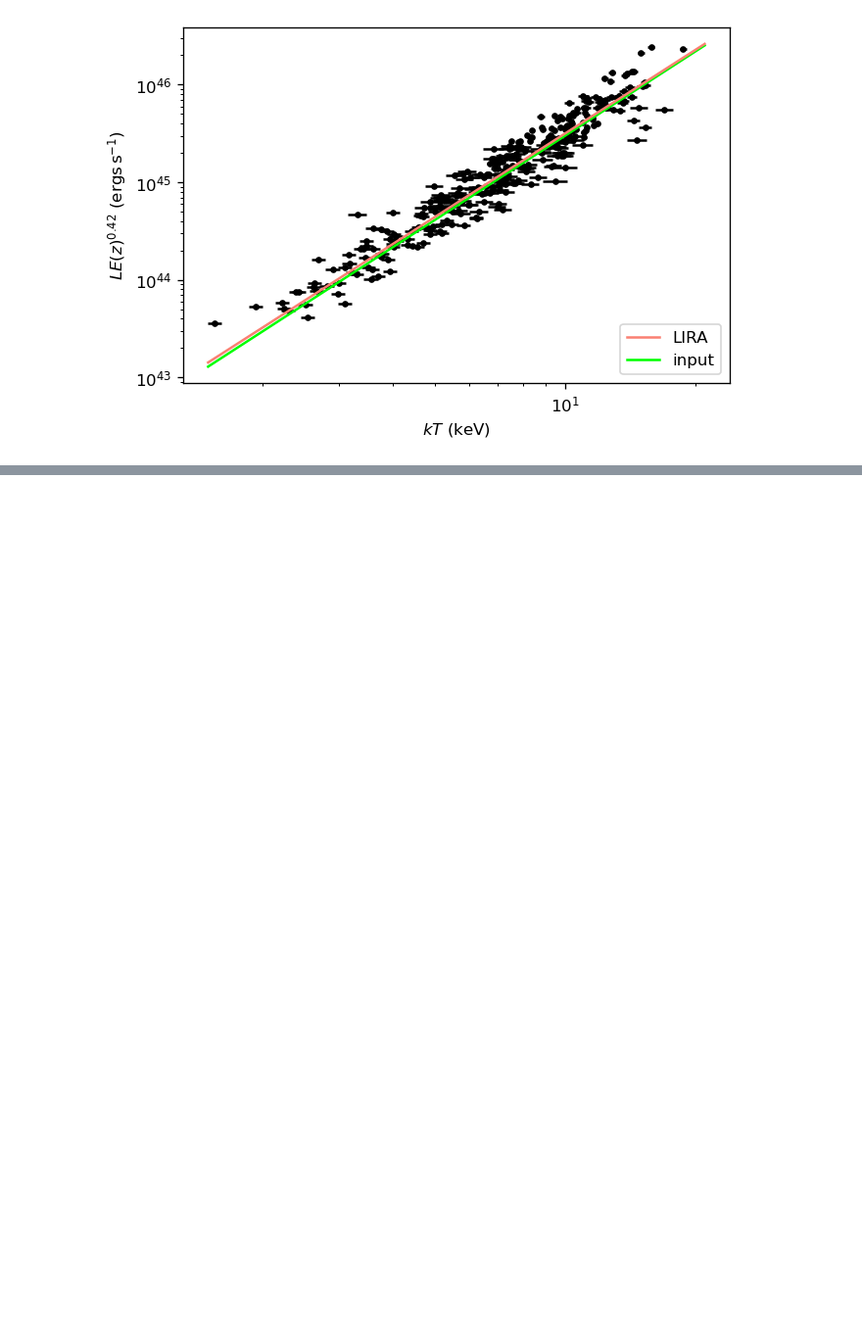
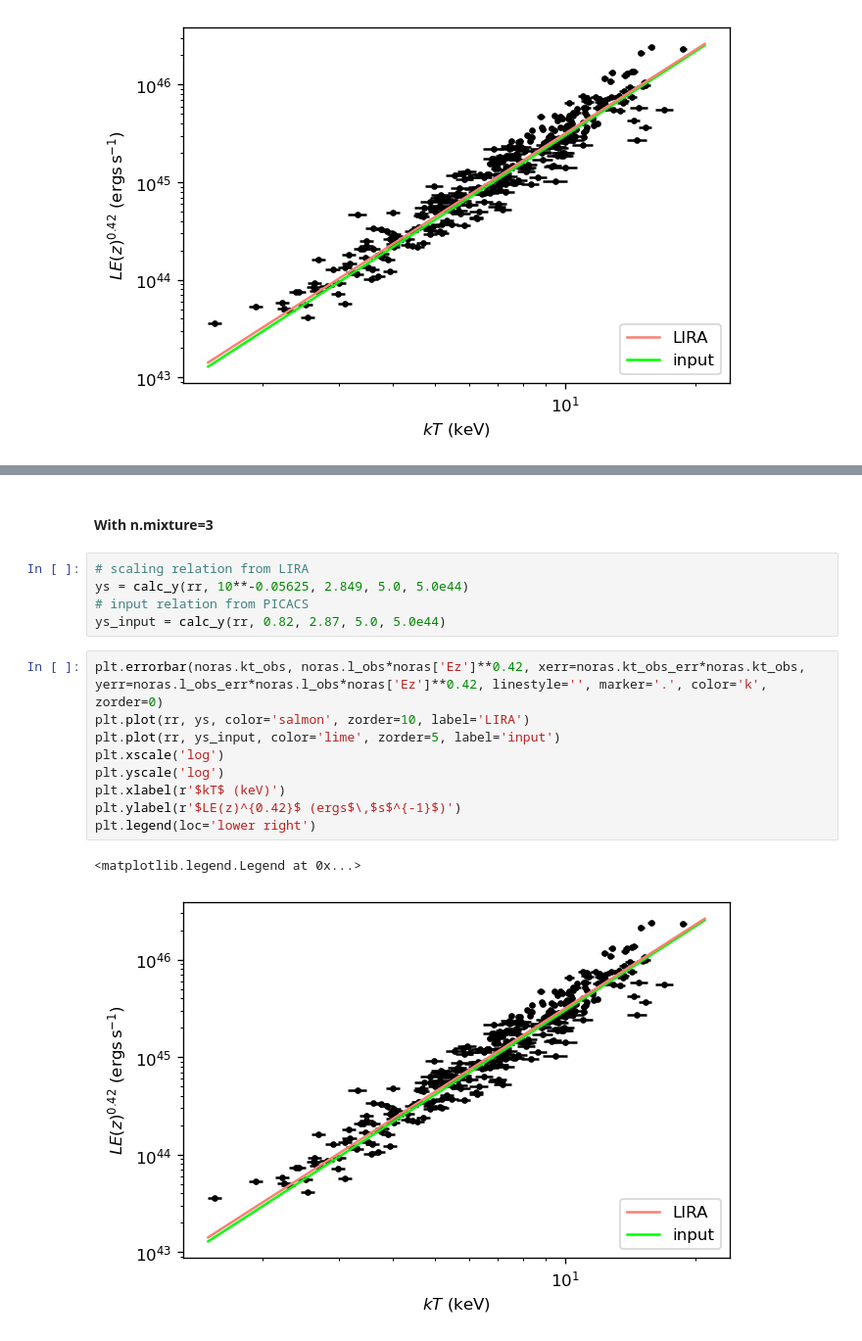
Before and after one commit to ryanduffy92/generate_cluster_sample, a Jupyter notebook: sample_generation.ipynb, the cells around one changed output, grey strips where cells are left out. Shown at 98% size. Drawn from its saved outputs; the diff is of its cells as text; blank space fills up the shorter version.

```diff
--- a/sample_generation.ipynb
+++ b/sample_generation.ipynb
@@ -167,0 +170,19 @@ plt.legend(loc='upper left')
+# %% [markdown]
+#### With n.mixture=3
+# %%
+# scaling relation from LIRA
+ys = calc_y(rr, 10**-0.05625, 2.849, 5.0, 5.0e44)
+# input relation from PICACS
+ys_input = calc_y(rr, 0.82, 2.87, 5.0, 5.0e44)
+# %%
+plt.errorbar(noras.kt_obs, noras.l_obs*noras['Ez']**0.42, xerr=noras.kt_obs_err*noras.kt_obs, yerr=noras.l_obs_err*noras.l_obs*noras['Ez']**0.42, linestyle='', marker='.', color='k', zorder=0)
+plt.plot(rr, ys, color='salmon', zorder=10, label='LIRA')
+plt.plot(rr, ys_input, color='lime', zorder=5, label='input')
+plt.xscale('log')
+plt.yscale('log')
+plt.xlabel(r'$kT$ (keV)')
+plt.ylabel(r'$LE(z)^{0.42}$ (ergs$\,$s$^{-1}$)')
+plt.legend(loc='lower right')
+# %% [output]
+<matplotlib.legend.Legend at 0x...>
+[figure, added]
```
Also changed, not shown: parts of 80 cells of this notebook.
